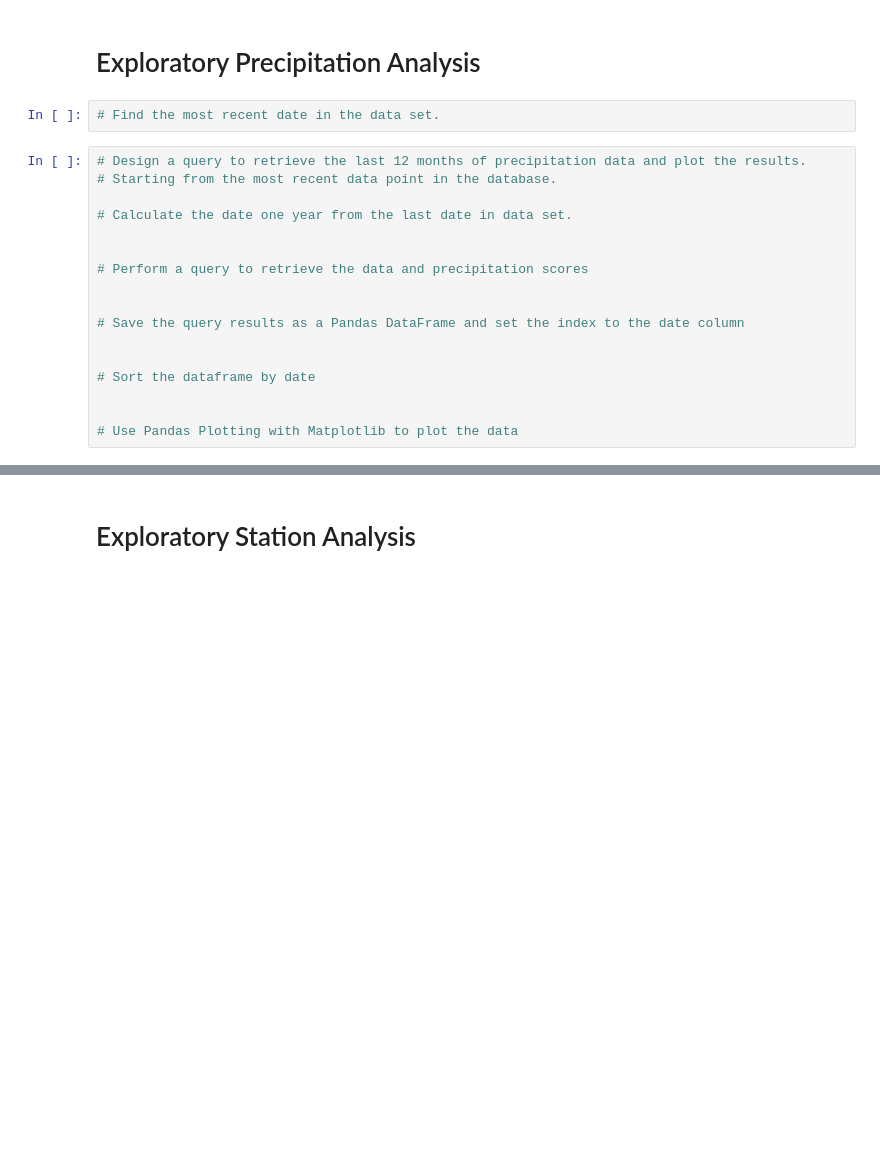
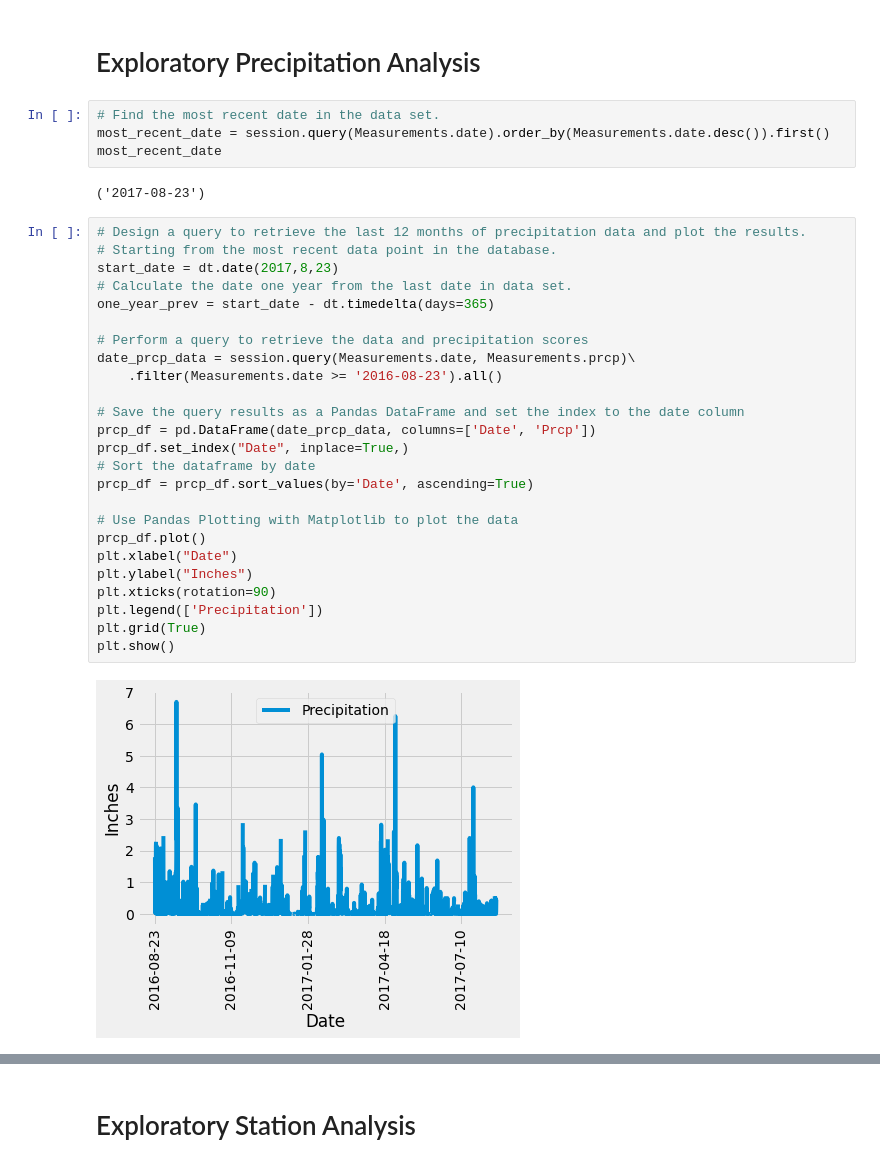
Before and after one commit to MondragB/bryant-mondragon-rutgers-work, a Jupyter notebook: Challenges/sqlalchemy-challenge/climate_starter.ipynb, the cells around one changed output, grey strips where cells are left out. Drawn from its saved outputs; the diff is of its cells as text; blank space fills up the shorter version.

```diff
--- a/Challenges/sqlalchemy-challenge/climate_starter.ipynb
+++ b/Challenges/sqlalchemy-challenge/climate_starter.ipynb
@@ -61,22 +68,36 @@ first_measurements.__dict__
 # Exploratory Precipitation Analysis
 # %%
 # Find the most recent date in the data set.
+most_recent_date = session.query(Measurements.date).order_by(Measurements.date.desc()).first()
+most_recent_date
+# %% [output]
+('2017-08-23')
 # %%
 # Design a query to retrieve the last 12 months of precipitation data and plot the results.
 # Starting from the most recent data point in the database.
-
+start_date = dt.date(2017,8,23)
 # Calculate the date one year from the last date in data set.
-
+one_year_prev = start_date - dt.timedelta(days=365)
 
 # Perform a query to retrieve the data and precipitation scores
-
+date_prcp_data = session.query(Measurements.date, Measurements.prcp)\
+    .filter(Measurements.date >= '2016-08-23').all()
 
 # Save the query results as a Pandas DataFrame and set the index to the date column
-
-
+prcp_df = pd.DataFrame(date_prcp_data, columns=['Date', 'Prcp'])
+prcp_df.set_index("Date", inplace=True,)
 # Sort the dataframe by date
-
+prcp_df = prcp_df.sort_values(by='Date', ascending=True)
 
 # Use Pandas Plotting with Matplotlib to plot the data
+prcp_df.plot()
+plt.xlabel("Date")
+plt.ylabel("Inches")
+plt.xticks(rotation=90)
+plt.legend(['Precipitation'])
+plt.grid(True)
+plt.show()
+# %% [output]
+[figure, added]
 # %%
 # Use Pandas to calcualte the summary statistics for the precipitation data
```
Also changed, not shown: parts of 12 cells of this notebook, 23 other files.
